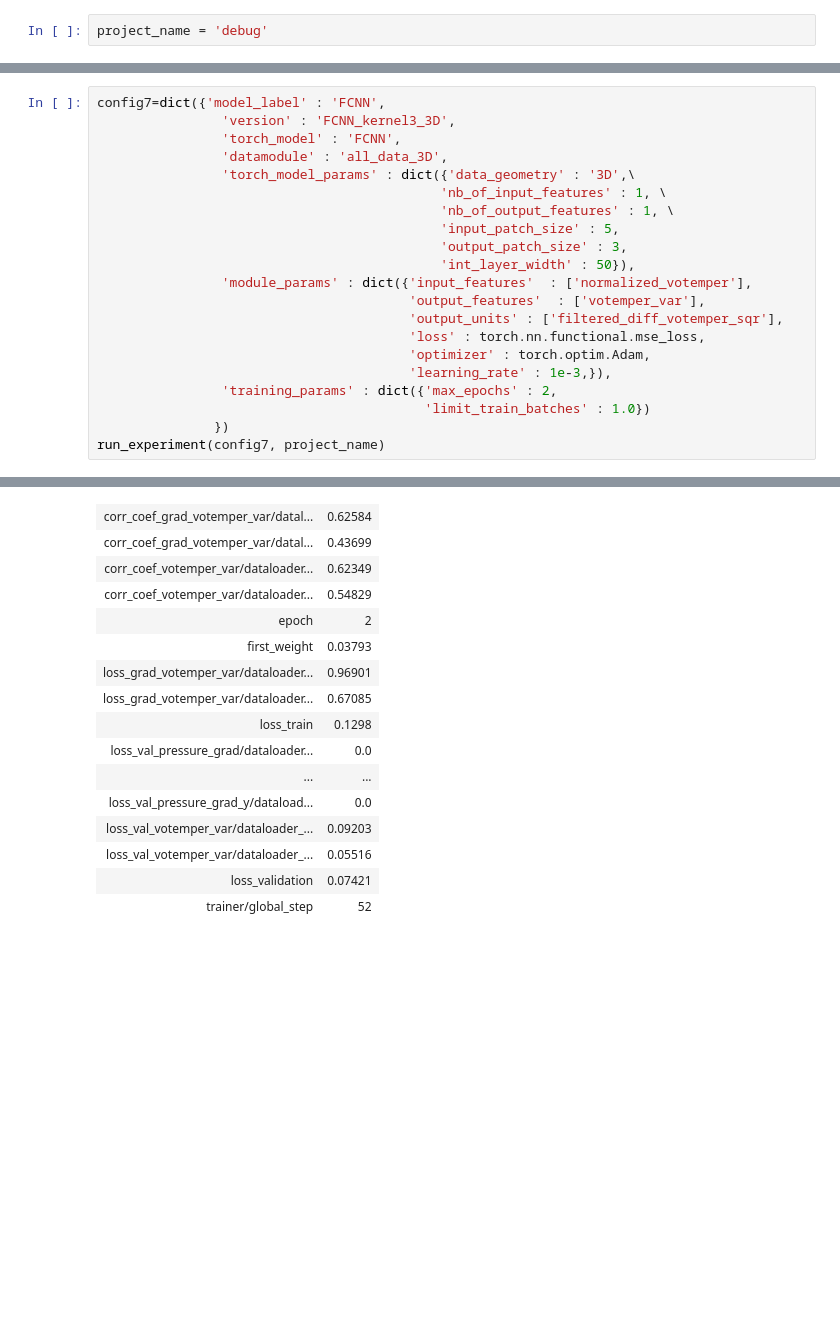
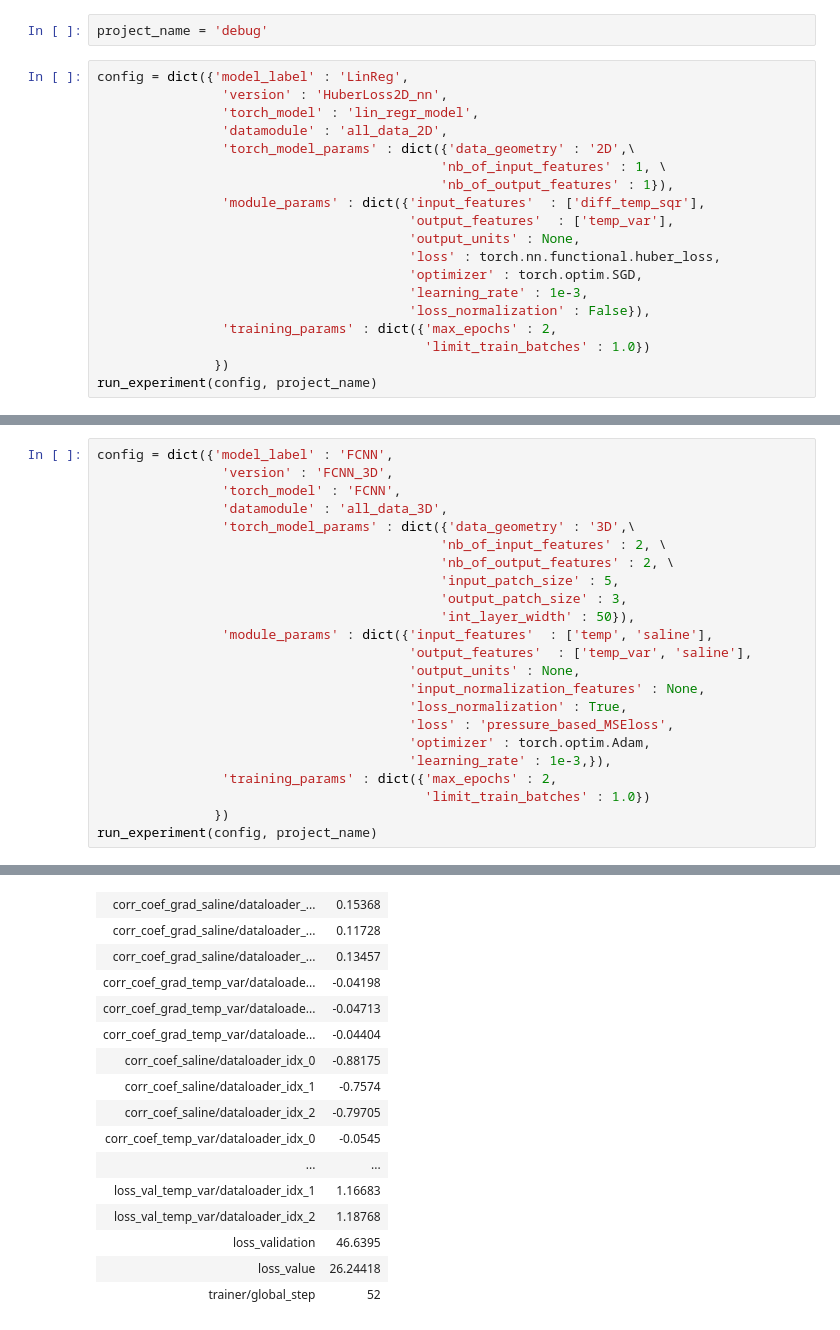
Before and after one commit to anastasiaGor/oceanDataNotebooks, a Jupyter notebook: parametrization_NN/00-code_and_test.ipynb, the cells around one changed output, grey strips where cells are left out. Drawn from its saved outputs; the diff is of its cells as text; blank space fills up the shorter version.

Commit message:
fix pressure loss, options for normalization

```diff
--- a/parametrization_NN/00-code_and_test.ipynb
+++ b/parametrization_NN/00-code_and_test.ipynb
@@ -770,3 +832,22 @@ torch.Size([4, 43, 38])
 wandb.finish()
 # %%
 project_name = 'debug'
+# %%
+config = dict({'model_label' : 'LinReg',
+                'version' : 'HuberLoss2D_nn',
+                'torch_model' : 'lin_regr_model',
+                'datamodule' : 'all_data_2D',
+                'torch_model_params' : dict({'data_geometry' : '2D',\
+                                            'nb_of_input_features' : 1, \
+                                            'nb_of_output_features' : 1}),
+                'module_params' : dict({'input_features'  : ['diff_temp_sqr'],
+                                        'output_features'  : ['temp_var'],
+                                        'output_units' : None,
+                                        'loss' : torch.nn.functional.huber_loss,
+                                        'optimizer' : torch.optim.SGD,
+                                        'learning_rate' : 1e-3,
+                                        'loss_normalization' : False}),
+                'training_params' : dict({'max_epochs' : 2,
+                                          'limit_train_batches' : 1.0})
+               })
+run_experiment(config, project_name)
@@ -773,22 +922,24 @@ project_name = 'debug'
 # %%
-config7=dict({'model_label' : 'FCNN',
-                'version' : 'FCNN_kernel3_3D',
+config = dict({'model_label' : 'FCNN',
+                'version' : 'FCNN_3D',
                 'torch_model' : 'FCNN',
                 'datamodule' : 'all_data_3D',
                 'torch_model_params' : dict({'data_geometry' : '3D',\
-                                            'nb_of_input_features' : 1, \
-                                            'nb_of_output_features' : 1, \
+                                            'nb_of_input_features' : 2, \
+                                            'nb_of_output_features' : 2, \
                                             'input_patch_size' : 5,
                                             'output_patch_size' : 3,
                                             'int_layer_width' : 50}),
-                'module_params' : dict({'input_features'  : ['normalized_votemper'],
-                                        'output_features'  : ['votemper_var'],
-                                        'output_units' : ['filtered_diff_votemper_sqr'],
-                                        'loss' : torch.nn.functional.mse_loss,
+                'module_params' : dict({'input_features'  : ['temp', 'saline'],
+                                        'output_features'  : ['temp_var', 'saline'],
+                                        'output_units' : None,
+                                        'input_normalization_features' : None,
+                                        'loss_normalization' : True,
+                                        'loss' : 'pressure_based_MSEloss',
                                         'optimizer' : torch.optim.Adam,
                                         'learning_rate' : 1e-3,}),
                 'training_params' : dict({'max_epochs' : 2,
                                           'limit_train_batches' : 1.0})
                })
-run_experiment(config7, project_name)
+run_experiment(config, project_name)
 # %% [output]
@@ -843,19 +996,19 @@ Run history:
 | trainer/global_step | ▁▁███ |
 Run summary:
-| corr_coef_grad_votemper_var/datal... | 0.62584 |
-| corr_coef_grad_votemper_var/datal... | 0.43699 |
-| corr_coef_votemper_var/dataloader... | 0.62349 |
-| corr_coef_votemper_var/dataloader... | 0.54829 |
-| epoch | 2 |
-| first_weight | 0.03793 |
-| loss_grad_votemper_var/dataloader... | 0.96901 |
-| loss_grad_votemper_var/dataloader... | 0.67085 |
-| loss_train | 0.1298 |
-| loss_val_pressure_grad/dataloader... | 0.0 |
+| corr_coef_grad_saline/dataloader_... | 0.15368 |
+| corr_coef_grad_saline/dataloader_... | 0.11728 |
+| corr_coef_grad_saline/dataloader_... | 0.13457 |
+| corr_coef_grad_temp_var/dataloade... | -0.04198 |
+| corr_coef_grad_temp_var/dataloade... | -0.04713 |
+| corr_coef_grad_temp_var/dataloade... | -0.04404 |
+| corr_coef_saline/dataloader_idx_0 | -0.88175 |
+| corr_coef_saline/dataloader_idx_1 | -0.7574 |
+| corr_coef_saline/dataloader_idx_2 | -0.79705 |
+| corr_coef_temp_var/dataloader_idx_0 | -0.0545 |
 | ... | ... |
-| loss_val_pressure_grad_y/dataload... | 0.0 |
-| loss_val_votemper_var/dataloader_... | 0.09203 |
-| loss_val_votemper_var/dataloader_... | 0.05516 |
-| loss_validation | 0.07421 |
+| loss_val_temp_var/dataloader_idx_1 | 1.16683 |
+| loss_val_temp_var/dataloader_idx_2 | 1.18768 |
+| loss_validation | 46.6395 |
+| loss_value | 26.24418 |
 | trainer/global_step | 52 |
 You can sync this run to the cloud by running:
```
Also changed, not shown: parts of 25 cells of this notebook, 1 other file.
